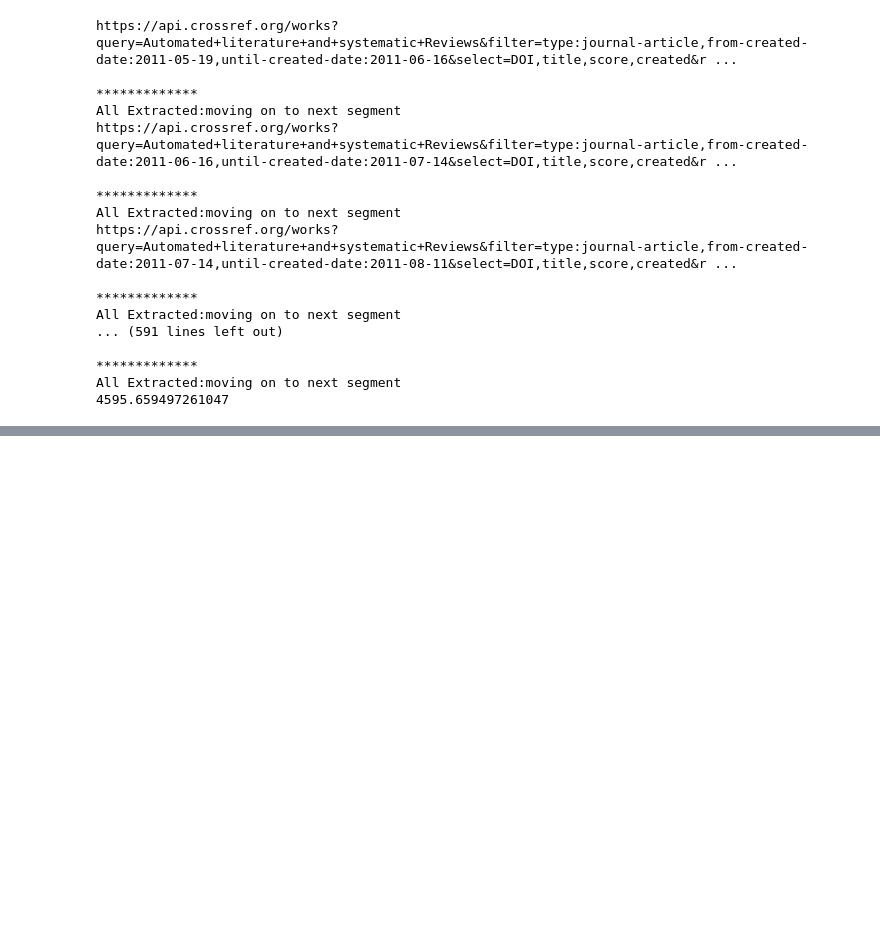
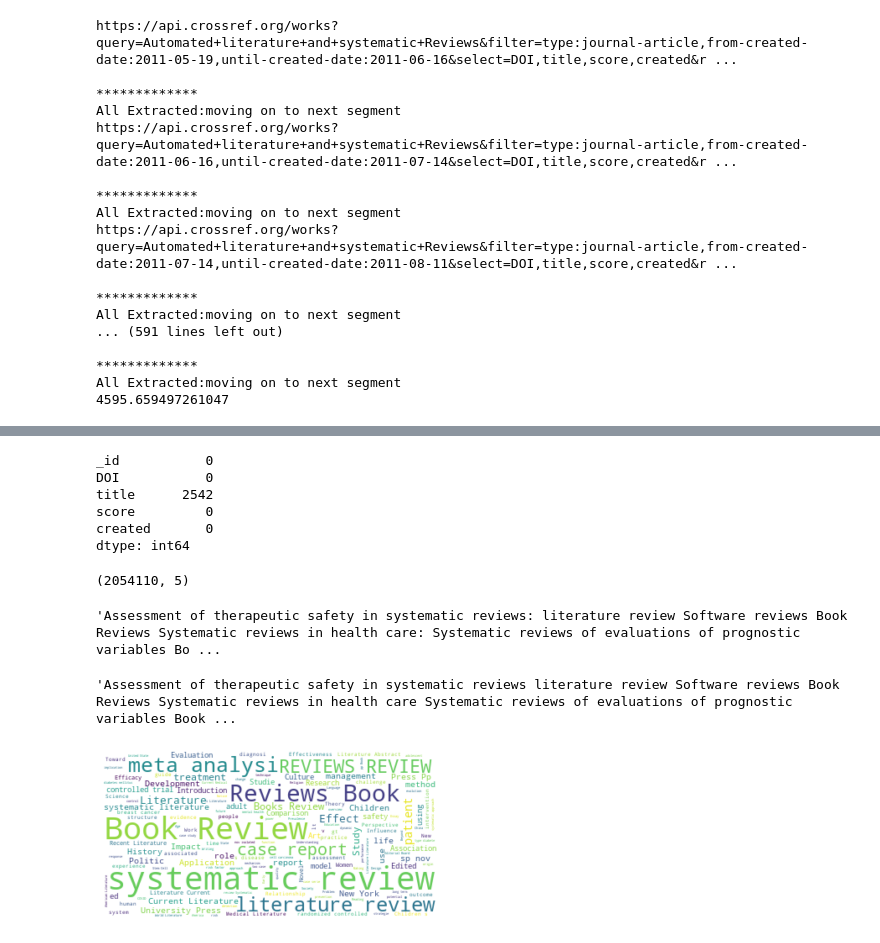
Before and after one commit to priyankabhargav/NLP-Pipeline, a Jupyter notebook: cross-ref-api-connection-thesis.ipynb, the cells around one changed output, grey strips where cells are left out. Saved outputs shown, nothing was run; the diff lists cells and outputs as text; code cells hidden in the pictures; blank space fills up the shorter version.

```diff
--- a/cross-ref-api-connection-thesis.ipynb
+++ b/cross-ref-api-connection-thesis.ipynb
@@ -205,0 +259,3 @@ All Extracted:moving on to next segment
+# %%
+#drop duplicates is present
+df_all.drop_duplicates(subset=['DOI'],inplace=True)
@@ -205,0 +275,42 @@ All Extracted:moving on to next segment
+# %%
+df_all.isna().sum() #no na values
+# %% [output]
+_id           0
+DOI           0
+title      2542
+score         0
+created       0
+dtype: int64
+# %%
+df_all.dropna(subset=['title'],inplace=True)
+# %%
+df_all.shape
+# %% [output]
+(2054110, 5)
+# %%
+text = " ".join(tl[0] for tl in df_all.title)
+# %%
+text[0:1000]
+# %% [output]
+'Assessment of therapeutic safety in systematic reviews: literature review Software reviews Book Reviews Systematic reviews in health care: Systematic reviews of evaluations of prognostic variables Bo ...
+# %%
+cleaned_text = re.sub('\W+',' ',text)
+# %%
+cleaned_text[0:1000]
+# %% [output]
+'Assessment of therapeutic safety in systematic reviews literature review Software reviews Book Reviews Systematic reviews in health care Systematic reviews of evaluations of prognostic variables Book ...
+# %%
+# Create stopword list:
+stopwords = set(STOPWORDS)
+#stopwords.update(["])
+
+# Generate a word cloud image
+wordcloud = WordCloud(width = 800, height = 800,stopwords=stopwords, background_color="white").generate(cleaned_text)
+
+# Display the generated image:
+# the matplotlib way:
+plt.imshow(wordcloud, interpolation='bilinear')
+plt.axis("off")
+plt.show()
+# %% [output]
+[figure, added]
```
Also changed, not shown: parts of 18 cells of this notebook.
